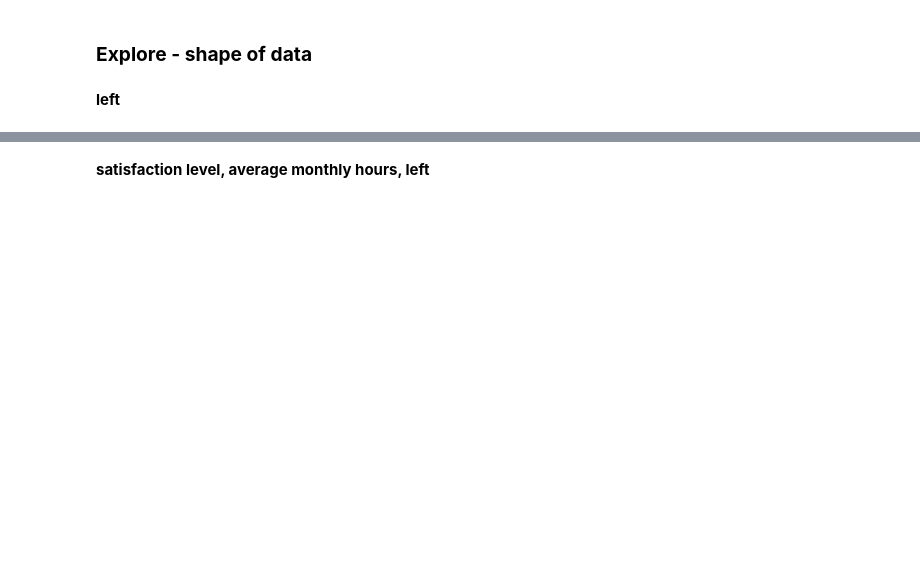
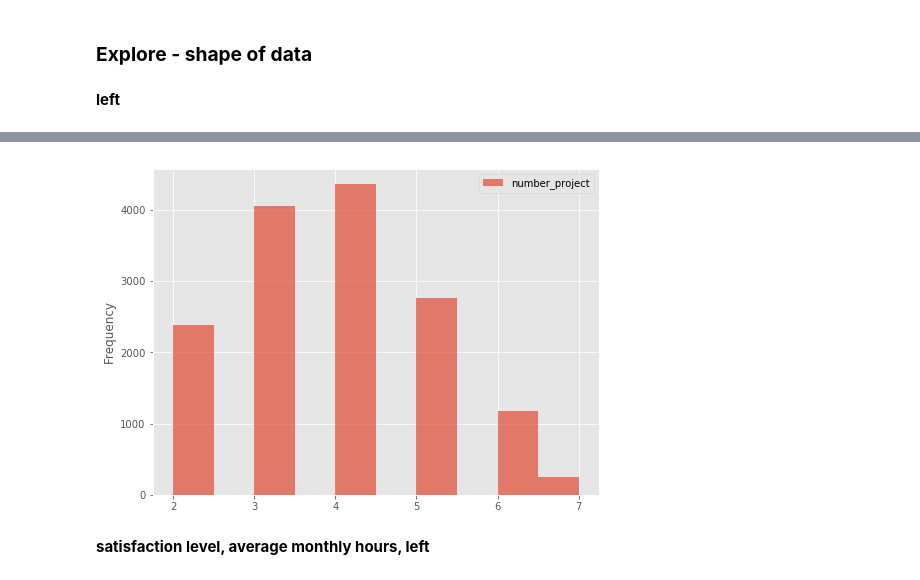
Before and after one commit to amitkaps/full-stack-data-science, a Jupyter notebook: employee-attrition/notebook/3-MLaaS-Practice.ipynb, the cells around one changed output, grey strips where cells are left out. Drawn from its saved outputs; the diff is of its cells as text; code cells hidden in the pictures; blank space fills up the shorter version.

```diff
--- a/employee-attrition/notebook/3-MLaaS-Practice.ipynb
+++ b/employee-attrition/notebook/3-MLaaS-Practice.ipynb
@@ -40,2 +136,6 @@ Can you help ABC and her team with this problem?
+# %%
+attrition.plot.hist(x='left', y='number_project', alpha=0.7);
+# %% [output]
+[figure, added]
 # %% [markdown]
 **satisfaction level, average monthly hours, left**
```
Also changed, not shown: parts of 43 cells of this notebook.
